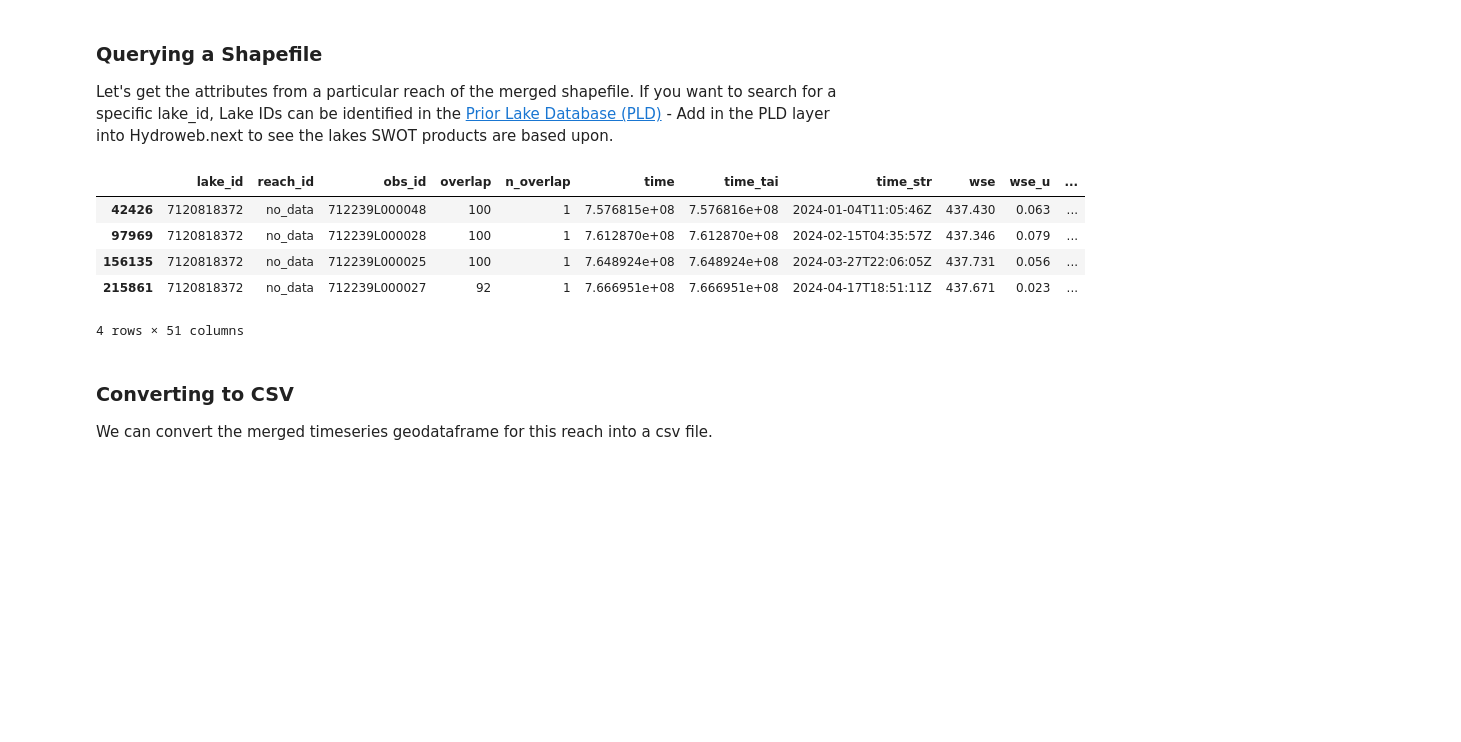
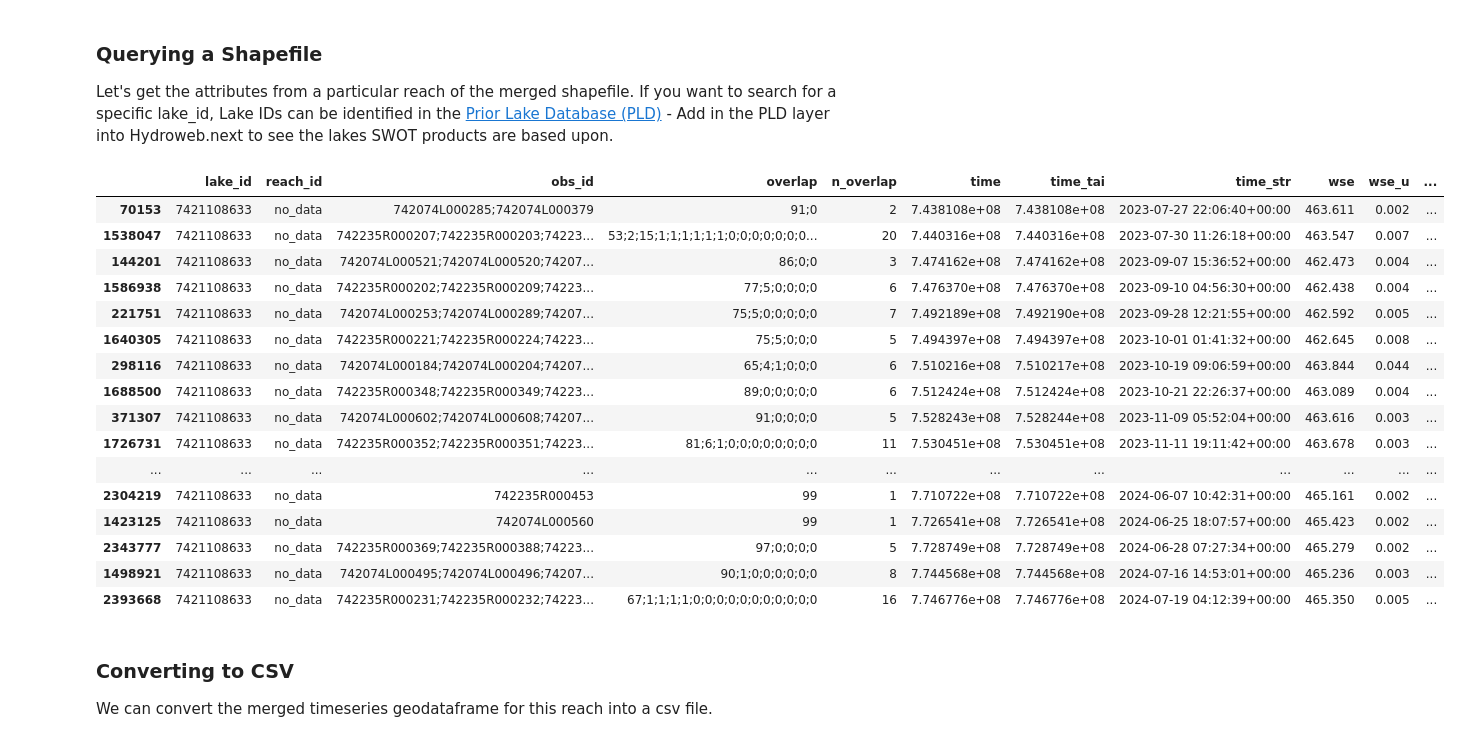
Before and after one commit to podaac/tutorials, a Jupyter notebook: notebooks/GIS/SWOTshp_CSVconversion.ipynb, the cells around one changed output. Saved outputs shown, nothing was run; the diff lists cells and outputs as text; code cells hidden in the pictures; blank space fills up the shorter version.

```diff
--- a/notebooks/GIS/SWOTshp_CSVconversion.ipynb
+++ b/notebooks/GIS/SWOTshp_CSVconversion.ipynb
@@ -95,16 +114,33 @@ SWOT_HR_df
 ### Querying a Shapefile
 
 Let's get the attributes from a particular reach of the merged shapefile. If you want to search for a specific lake_id, Lake IDs can be identified in the [Prior Lake Database (PLD)](https://hydroweb.next.theia-land.fr/) - Add in the PLD layer into Hydroweb.next to see the lakes SWOT products are based upon.
-# %%
-reach = SWOT_HR_df.query("lake_id == '7120818372'")
-reach
-# %% [output]
-|  | lake_id | reach_id | obs_id | overlap | n_overlap | time | time_tai | time_str | wse | wse_u | ... |
-| 42426 | 7120818372 | no_data | 712239L000048 | 100 | 1 | 7.576815e+08 | 7.576816e+08 | 2024-01-04T11:05:46Z | 437.430 | 0.063 | ... |
-| 97969 | 7120818372 | no_data | 712239L000028 | 100 | 1 | 7.612870e+08 | 7.612870e+08 | 2024-02-15T04:35:57Z | 437.346 | 0.079 | ... |
-| 156135 | 7120818372 | no_data | 712239L000025 | 100 | 1 | 7.648924e+08 | 7.648924e+08 | 2024-03-27T22:06:05Z | 437.731 | 0.056 | ... |
-| 215861 | 7120818372 | no_data | 712239L000027 | 92 | 1 | 7.666951e+08 | 7.666951e+08 | 2024-04-17T18:51:11Z | 437.671 | 0.023 | ... |
-4 rows × 51 columns
+# %%
+lake = SWOT_HR_df.query("lake_id == '7421108633'") #Willow Reservoir, WI
+
+# Remove fill values for missing observations
+lake = lake.loc[(lake["wse"] != -999999999999.0)]
+# Convert time_str to datetime format
+lake.time_str = pd.to_datetime(lake.time_str)
+
+lake
+# %% [output]
+|  | lake_id | reach_id | obs_id | overlap | n_overlap | time | time_tai | time_str | wse | wse_u | ... |
+| 70153 | 7421108633 | no_data | 742074L000285;742074L000379 | 91;0 | 2 | 7.438108e+08 | 7.438108e+08 | 2023-07-27 22:06:40+00:00 | 463.611 | 0.002 | ... |
+| 1538047 | 7421108633 | no_data | 742235R000207;742235R000203;74223... | 53;2;15;1;1;1;1;1;1;0;0;0;0;0;0;0... | 20 | 7.440316e+08 | 7.440316e+08 | 2023-07-30 11:26:18+00:00 | 463.547 | 0.007 | ... |
+| 144201 | 7421108633 | no_data | 742074L000521;742074L000520;74207... | 86;0;0 | 3 | 7.474162e+08 | 7.474162e+08 | 2023-09-07 15:36:52+00:00 | 462.473 | 0.004 | ... |
+| 1586938 | 7421108633 | no_data | 742235R000202;742235R000209;74223... | 77;5;0;0;0;0 | 6 | 7.476370e+08 | 7.476370e+08 | 2023-09-10 04:56:30+00:00 | 462.438 | 0.004 | ... |
+| 221751 | 7421108633 | no_data | 742074L000253;742074L000289;74207... | 75;5;0;0;0;0;0 | 7 | 7.492189e+08 | 7.492190e+08 | 2023-09-28 12:21:55+00:00 | 462.592 | 0.005 | ... |
+| 1640305 | 7421108633 | no_data | 742235R000221;742235R000224;74223... | 75;5;0;0;0 | 5 | 7.494397e+08 | 7.494397e+08 | 2023-10-01 01:41:32+00:00 | 462.645 | 0.008 | ... |
+| 298116 | 7421108633 | no_data | 742074L000184;742074L000204;74207... | 65;4;1;0;0;0 | 6 | 7.510216e+08 | 7.510217e+08 | 2023-10-19 09:06:59+00:00 | 463.844 | 0.044 | ... |
+| 1688500 | 7421108633 | no_data | 742235R000348;742235R000349;74223... | 89;0;0;0;0;0 | 6 | 7.512424e+08 | 7.512424e+08 | 2023-10-21 22:26:37+00:00 | 463.089 | 0.004 | ... |
+| 371307 | 7421108633 | no_data | 742074L000602;742074L000608;74207... | 91;0;0;0;0 | 5 | 7.528243e+08 | 7.528244e+08 | 2023-11-09 05:52:04+00:00 | 463.616 | 0.003 | ... |
+| 1726731 | 7421108633 | no_data | 742235R000352;742235R000351;74223... | 81;6;1;0;0;0;0;0;0;0;0 | 11 | 7.530451e+08 | 7.530451e+08 | 2023-11-11 19:11:42+00:00 | 463.678 | 0.003 | ... |
+| ... | ... | ... | ... | ... | ... | ... | ... | ... | ... | ... | ... |
+| 2304219 | 7421108633 | no_data | 742235R000453 | 99 | 1 | 7.710722e+08 | 7.710722e+08 | 2024-06-07 10:42:31+00:00 | 465.161 | 0.002 | ... |
+| 1423125 | 7421108633 | no_data | 742074L000560 | 99 | 1 | 7.726541e+08 | 7.726541e+08 | 2024-06-25 18:07:57+00:00 | 465.423 | 0.002 | ... |
+| 2343777 | 7421108633 | no_data | 742235R000369;742235R000388;74223... | 97;0;0;0;0 | 5 | 7.728749e+08 | 7.728749e+08 | 2024-06-28 07:27:34+00:00 | 465.279 | 0.002 | ... |
+| 1498921 | 7421108633 | no_data | 742074L000495;742074L000496;74207... | 90;1;0;0;0;0;0;0 | 8 | 7.744568e+08 | 7.744568e+08 | 2024-07-16 14:53:01+00:00 | 465.236 | 0.003 | ... |
+| 2393668 | 7421108633 | no_data | 742235R000231;742235R000232;74223... | 67;1;1;1;1;0;0;0;0;0;0;0;0;0;0;0 | 16 | 7.746776e+08 | 7.746776e+08 | 2024-07-19 04:12:39+00:00 | 465.350 | 0.005 | ... |
 # %% [markdown]
 ### Converting to CSV
 
```
Also changed, not shown: parts of 14 cells of this notebook.
